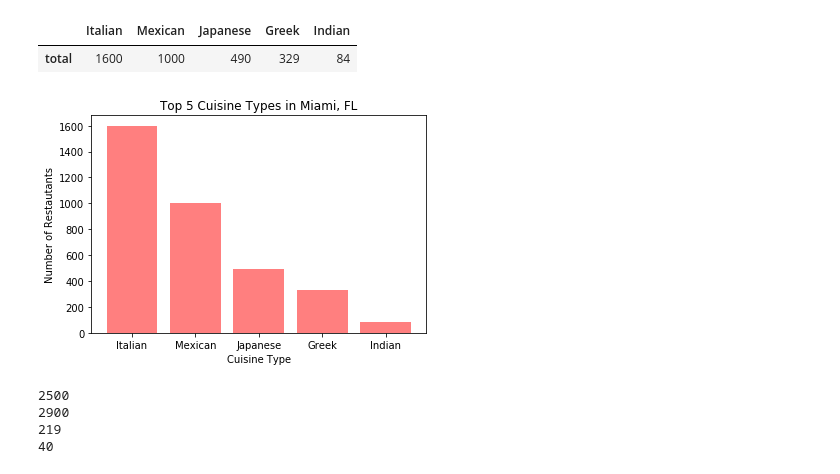
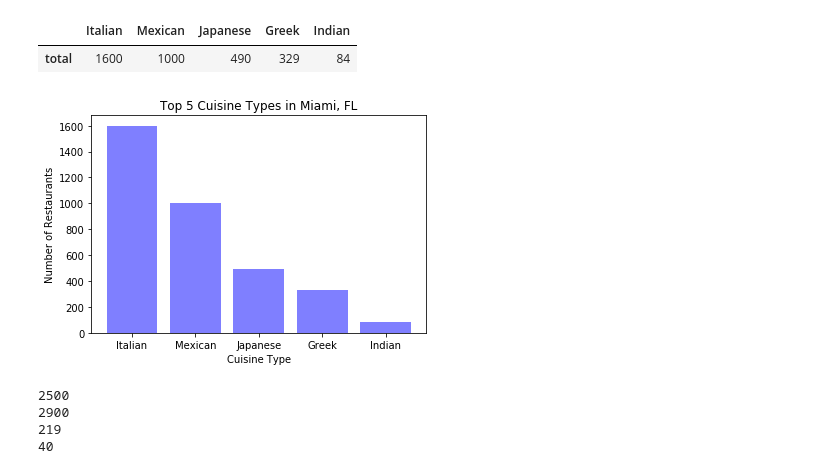
Before and after one commit to carolynew/Project-1-for-BootCamp, a Jupyter notebook: chelsea_folder/Washington_DC.ipynb, the cells around one changed output. Cells and saved outputs as stored; diff of their text form; code cells hidden in the pictures.

```diff
--- a/chelsea_folder/Washington_DC.ipynb
+++ b/chelsea_folder/Washington_DC.ipynb
@@ -141,17 +142,17 @@ miami_data
 # %%
 # Bar chart for Miami FL
 height_fl = miami_data.values.flatten()
 x_range_fl = range(len(miami_dict))
-plt.bar(x_range_fl, height_fl, color='r', alpha=0.5, align='center')
+plt.bar(x_range_fl, height_fl, color='b', alpha=0.5, align='center')
 
 plt.title("Top 5 Cuisine Types in Miami, FL")
 plt.xlabel("Cuisine Type")
-plt.ylabel("Number of Restautants")
+plt.ylabel("Number of Restaurants")
 plt.xticks(x_range_fl, miami_dict.keys())
 plt.savefig('Miami Top 5')
 plt.show()
 # %% [output]
-[figure, old version]
+[figure, new version]
 # %%
 yelp_api = YelpAPI(api_key)
 #search yelp library for Inexpensive Restaurants ($)
```
Also changed, not shown: parts of 19 cells of this notebook, 8 other files.
